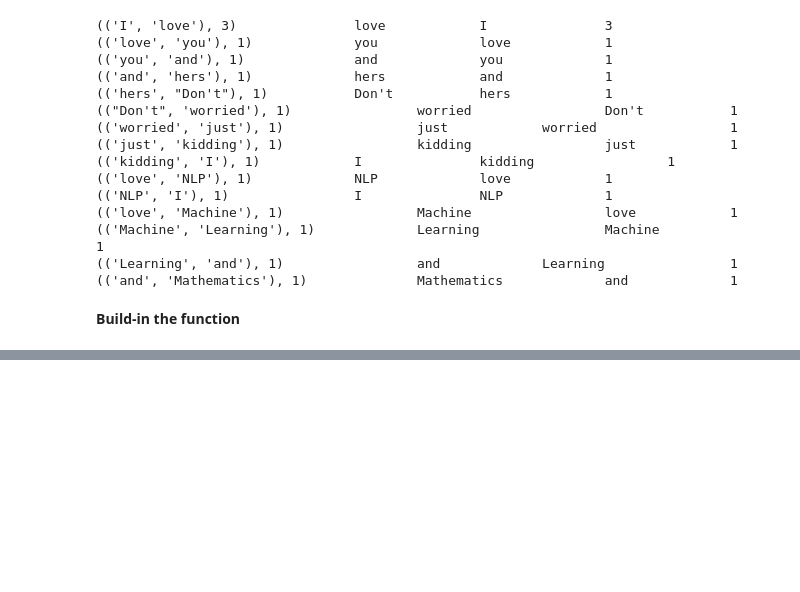
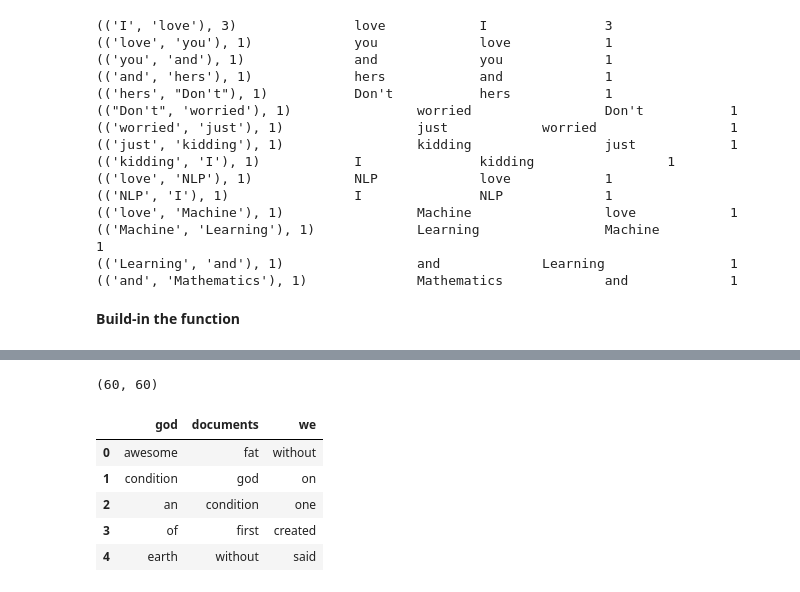
Before and after one commit to thanos-team/NLP, a Jupyter notebook: Embedding.ipynb, the cells around one changed output, grey strips where cells are left out. Saved outputs shown, nothing was run; the diff lists cells and outputs as text; code cells hidden in the pictures; blank space fills up the shorter version.

```diff
--- a/Embedding.ipynb
+++ b/Embedding.ipynb
@@ -535,0 +960,20 @@ To make the representation of words clearer and save memory used to store **`CM`
+# %%
+from sklearn.metrics.pairwise import euclidean_distances
+
+# compute pairwise distance matrix
+distance_matrix = euclidean_distances(weights)
+print(distance_matrix.shape)
+
+# view contextually similar words
+similar_words = {search_term: [id_word[idx] for idx in distance_matrix[word_index[search_term]-1].argsort()[1:6]+1]
+                   for search_term in ['god', 'documents', 'we']}
+
+pd.DataFrame(similar_words)
+# %% [output]
+(60, 60)
+|  | god | documents | we |
+| 0 | awesome | fat | without |
+| 1 | condition | god | on |
+| 2 | an | condition | one |
+| 3 | of | first | created |
+| 4 | earth | without | said |
```
Also changed, not shown: parts of 49 cells of this notebook.
